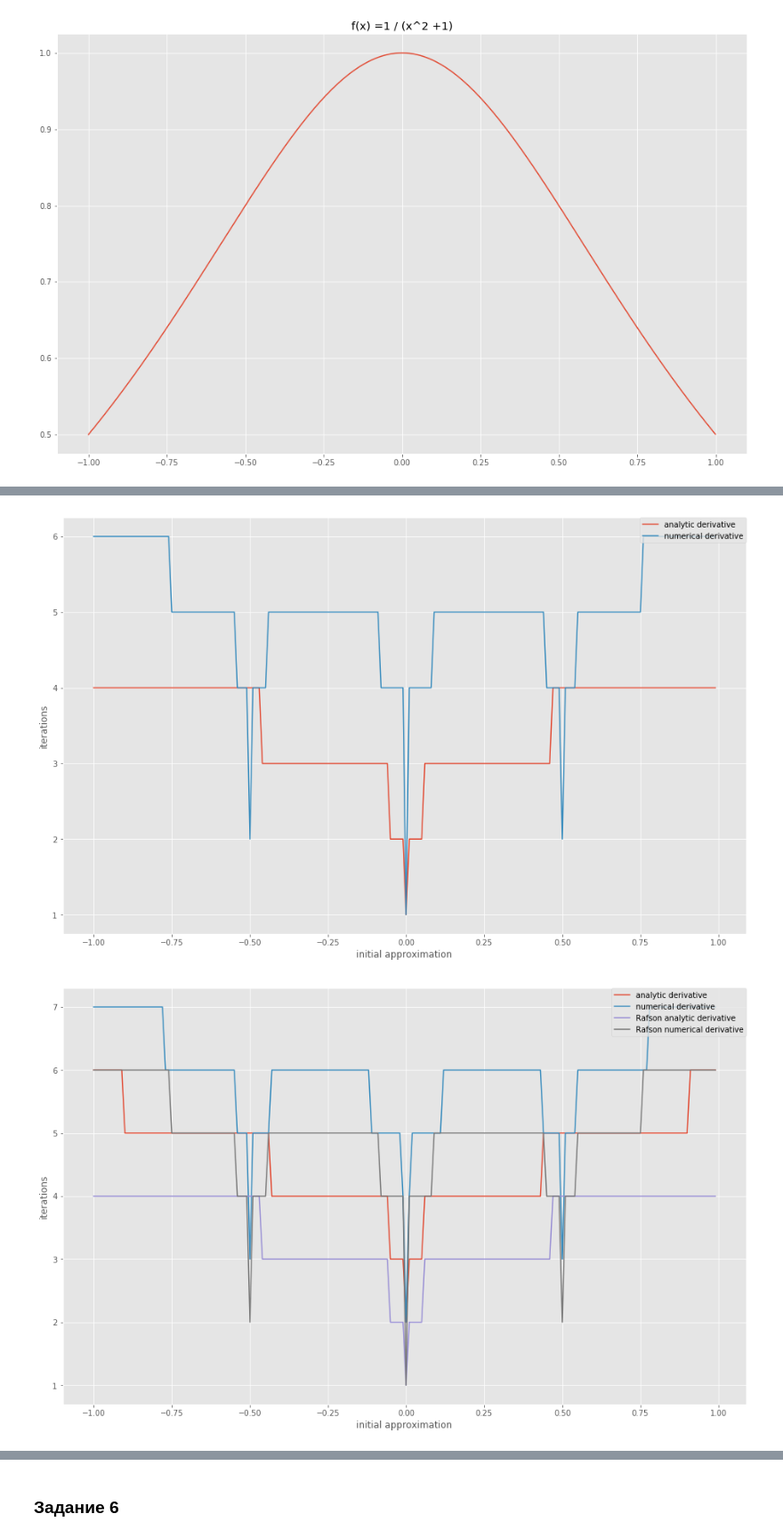
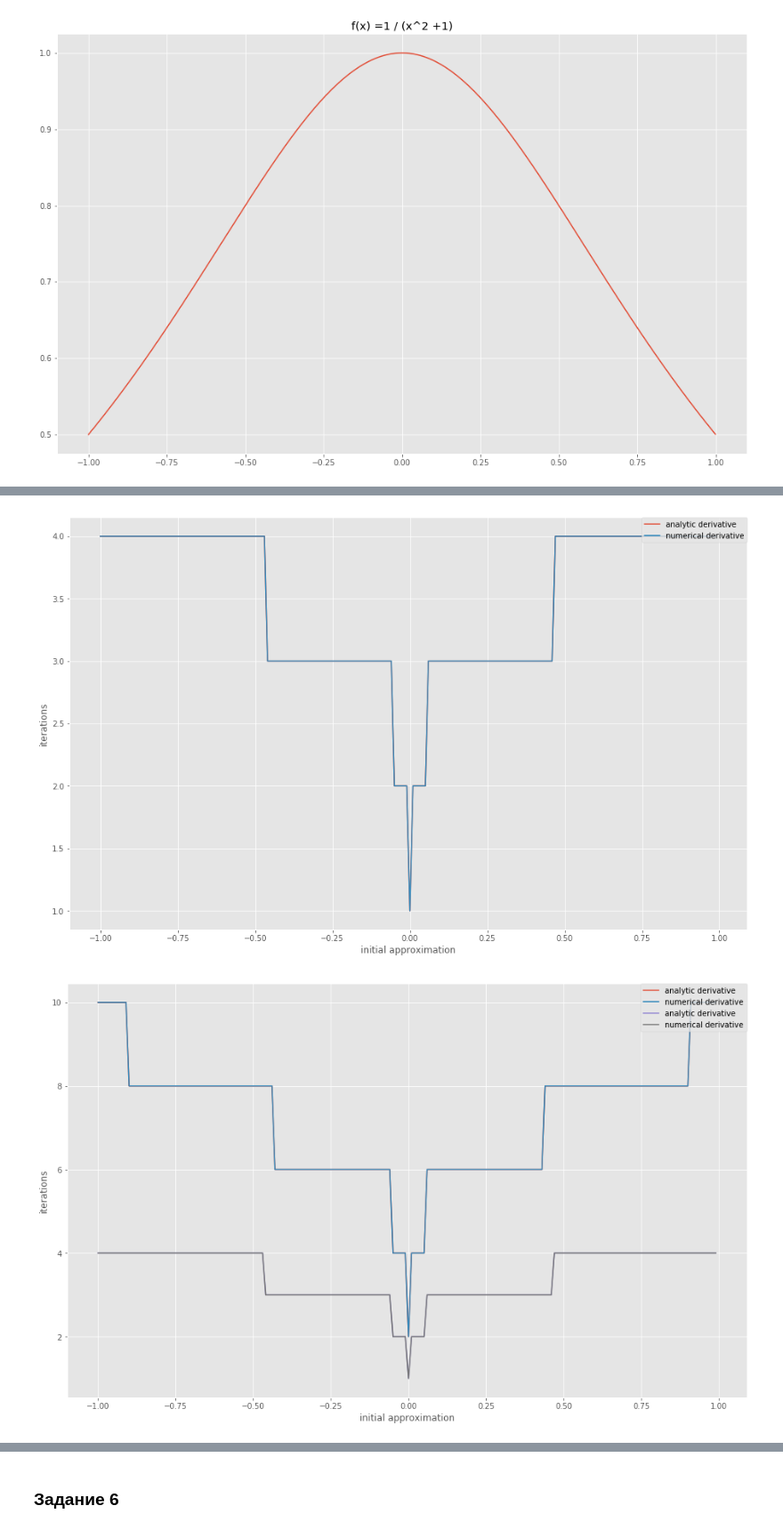
Before and after one commit to helllynx/OptimizationMethods, a Jupyter notebook: Lab1/Lab1.ipynb, the cells around one changed output, grey strips where cells are left out. Shown at 89% size. Saved outputs shown, nothing was run; the diff lists cells and outputs as text; code cells hidden in the pictures.

```diff
--- a/Lab1/Lab1.ipynb
+++ b/Lab1/Lab1.ipynb
@@ -247,9 +254,8 @@ def newton(fun_prime, fun_second, x0, e, n):
     for _ in range(0, n):
         df = fun_prime(x)
         ddf = fun_second(x)
-        i += 1
+        i += 2
         if np.abs(df) < e:
-            i += 1
             return x, i
         else:
             x = x - df / ddf
@@ -323,9 +326,9 @@ Populating the interactive namespace from numpy and matplotlib
 def chords_numeric(fun, diff, a, b, e, n):
     i = 0
     for _ in range(0, n):
-        i += 1
         X = a - (diff(fun, e, a) / (diff(fun, e, a) - diff(fun, e, b))) * (a - b)
         f_p = diff(fun, e, X)
+        i += 4
         if np.abs(f_p) < e:
             return X, i
         else:
@@ -334,18 +337,19 @@ def chords_numeric(fun, diff, a, b, e, n):
             else:
                 a = X
 
+
 def newton_numeric_diff(fun, diff, diff2, x0, e, n):
     x = x0
     i = 0
     for _ in range(0, n):
         df = diff(fun, e, x)
         ddf = diff2(fun, e, x)
+        i += 2
         if np.abs(df) < e:
-            i += 1
             return x, i
         else:
             x = x - df / ddf
-            i += 1
+
 
 def middle_point_numeric(fun, diff, a, b, e, n):
     i = 0
@@ -369,7 +373,7 @@ def bisection_numeric(fun, diff, a, b, e):
             i += 1
             return c, i
         elif diff(fun, e, a) * diff(fun, e, c) < 0:
-            i += 1
+            i += 2
             b = c
         else:
             a = c
@@ -487,9 +488,9 @@ plot(x, y, title="f(x) =1 / (x^2 +1)")
 # %% [output]
 [figure]
 # %%
-x, y = zip(*sorted((newton_test_diff_type(fun5, d_fun5, dd_fun5, -1, 1, 0.0001, 100)[1]).items()))
+x, y = zip(*sorted((newton_test_diff_type(fun5, d_fun5, dd_fun5, center, center_second, -1, 1, 0.0001, 100)[1]).items()))
 plt.plot(x, y, label="analytic derivative")
-x, y = zip(*sorted((newton_test_diff_type(fun5, d_fun5, dd_fun5, -1, 1, 0.0001, 100)[0]).items()))
+x, y = zip(*sorted((newton_test_diff_type(fun5, d_fun5, dd_fun5,center, center_second, -1, 1, 0.0001, 100)[0]).items()))
 plt.plot(x, y,  label="numerical derivative")
 plt.xlabel("initial approximation")
 plt.ylabel("iterations")
@@ -515,61 +516,61 @@ def newton_rafson(fun_prime, fun_second, x0, e, n):
             i += 1
 
 
-def newton_rafson_numeric(fun, x0, e, n):
+def newton_rafson_numeric(fun, diff, diff2, x0, e, n):
     x = x0
     i = 0
     for _ in range(0, n):
-        df = derivative(fun, x, n=1)
-        ddf = derivative(fun, x, n=2)
+        df = diff(fun, e, x)
+        ddf = diff2(fun, e, x)
         if np.abs(df) < e:
             i += 1
             return x, i
         else:
             xl = x - df / ddf
-            dfxl = derivative(fun, xl, n=1)
+            dfxl = diff(fun, e, xl)
             t = pow(df, 2) / (pow(df, 2) + pow(dfxl, 2))
             x = x - t * df / ddf
             i += 1
 
 
-def newton_test_rafson_diff_type(fun, fun_prime, fun_second, a, b, e, n):
+def newton_test_rafson_diff_type(fun, fun_prime, fun_second, diff, diff2, a, b, e, n):
     newton_num = {}
     newton_analit = {}
     for x0 in np.arange(a, b, 0.01):
-        newton_num[x0] = newton_rafson_numeric(fun, x0, e, n)[1]
+        newton_num[x0] = newton_rafson_numeric(fun, diff, diff2, x0, e, n)[1]
         newton_analit[x0] = newton_rafson(fun_prime, fun_second, x0, e, n)[1]
     return [newton_num, newton_analit]
 
 
-x, y = zip(*sorted((newton_test_rafson_diff_type(fun5, d_fun5, dd_fun5, -1, 1, 0.0001, 100)[1]).items()))
+x, y = zip(*sorted((newton_test_rafson_diff_type(fun5, d_fun5, dd_fun5, center, center_second, -1, 1, 0.0001, 100)[1]).items()))
 plt.plot(x, y, label="analytic derivative")
-x, y = zip(*sorted((newton_test_rafson_diff_type(fun5, d_fun5, dd_fun5, -1, 1, 0.0001, 100)[0]).items()))
+x, y = zip(*sorted((newton_test_rafson_diff_type(fun5, d_fun5, dd_fun5, center, center_second, -1, 1, 0.0001, 100)[0]).items()))
 plt.plot(x, y,  label="numerical derivative")
 plt.xlabel("initial approximation")
 plt.ylabel("iterations")
 plt.legend(bbox_to_anchor=(1, 1), loc=1, borderaxespad=0.)
 plt.show()
 # %% [output]
-[figure, old version]
+[figure, new version]
 # %%
-x, y = zip(*sorted((newton_test_diff_type(fun5, d_fun5, dd_fun5, -1, 1, 0.0001, 100)[1]).items()))
+x, y = zip(*sorted((newton_test_diff_type(fun5, d_fun5, dd_fun5, center, center_second, -1, 1, 0.0001, 100)[1]).items()))
 plt.plot(x, y, label="analytic derivative")
-x, y = zip(*sorted((newton_test_diff_type(fun5, d_fun5, dd_fun5, -1, 1, 0.0001, 100)[0]).items()))
+x, y = zip(*sorted((newton_test_diff_type(fun5, d_fun5, dd_fun5,center, center_second, -1, 1, 0.0001, 100)[0]).items()))
 plt.plot(x, y,  label="numerical derivative")
 plt.xlabel("initial approximation")
 plt.ylabel("iterations")
 plt.legend(bbox_to_anchor=(1, 1), loc=1, borderaxespad=0.)
 
-x, y = zip(*sorted((newton_test_rafson_diff_type(fun5, d_fun5, dd_fun5, -1, 1, 0.0001, 100)[1]).items()))
-plt.plot(x, y, label="Rafson analytic derivative")
-x, y = zip(*sorted((newton_test_rafson_diff_type(fun5, d_fun5, dd_fun5, -1, 1, 0.0001, 100)[0]).items()))
-plt.plot(x, y,  label="Rafson numerical derivative")
+x, y = zip(*sorted((newton_test_rafson_diff_type(fun5, d_fun5, dd_fun5, center, center_second, -1, 1, 0.0001, 100)[1]).items()))
+plt.plot(x, y, label="analytic derivative")
+x, y = zip(*sorted((newton_test_rafson_diff_type(fun5, d_fun5, dd_fun5, center, center_second, -1, 1, 0.0001, 100)[0]).items()))
+plt.plot(x, y,  label="numerical derivative")
 plt.xlabel("initial approximation")
 plt.ylabel("iterations")
 plt.legend(bbox_to_anchor=(1, 1), loc=1, borderaxespad=0.)
 plt.show()
 # %% [output]
-[figure, old version]
+[figure, new version]
 # %%
 def newton_markvardt(fun, fun_prime, fun_second, x0, e, n):
     x = x0
```
Also changed, not shown: parts of 16 cells of this notebook, 1 other file.
